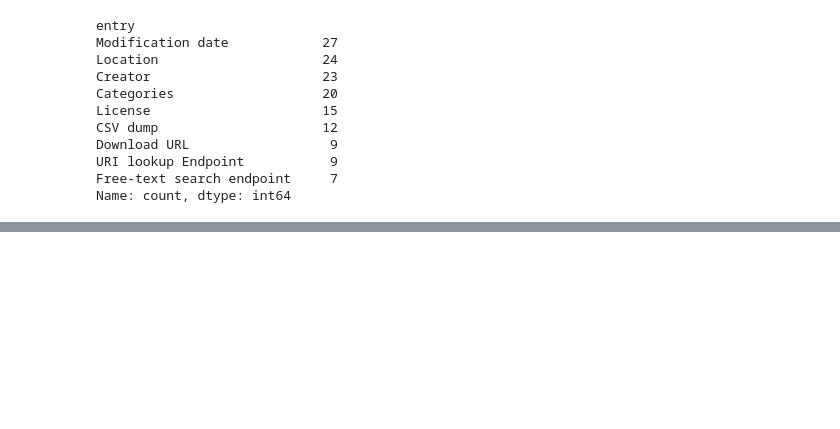
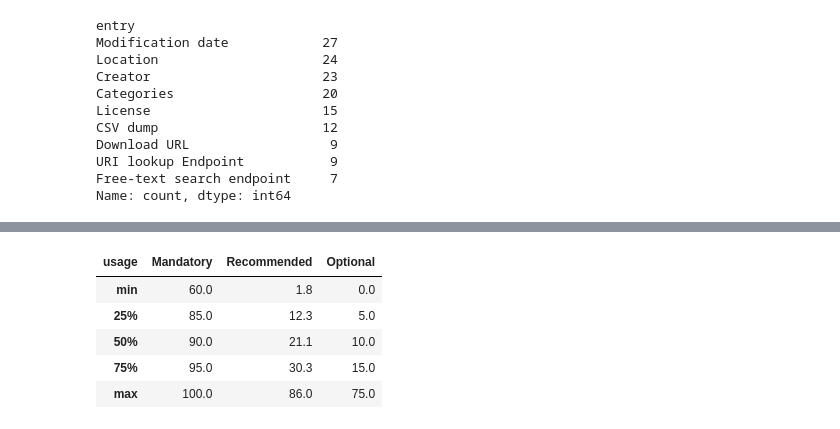
Before and after one commit to EarthPortal/SA_Management, a Jupyter notebook: earthportal_sa_audit/05_audits.ipynb, the cells around one changed output, grey strips where cells are left out. Drawn from its saved outputs; the diff is of its cells as text; code cells hidden in the pictures; blank space fills up the shorter version.

```diff
--- a/earthportal_sa_audit/05_audits.ipynb
+++ b/earthportal_sa_audit/05_audits.ipynb
@@ -432,0 +551,13 @@ Name: count, dtype: int64
+# %%
+# The guideline, all artefacts together: for each artefact and each usage, the share of the properties that are
+# filled (among those that apply); then how these shares are spread over the 68 artefacts
+applicable = guideline_status[(guideline_status.kind == "artefact") & (guideline_status.status != "not applicable")]
+filled_share = (applicable.status == "filled").groupby([applicable.acronym, applicable.usage]).mean().unstack() * 100
+filled_share[list(USAGES)].describe().loc[["min", "25%", "50%", "75%", "max"]].round(1)
+# %% [output]
+| usage | Mandatory | Recommended | Optional |
+| min | 60.0 | 1.8 | 0.0 |
+| 25% | 85.0 | 12.3 | 5.0 |
+| 50% | 90.0 | 21.1 | 10.0 |
+| 75% | 95.0 | 30.3 | 15.0 |
+| max | 100.0 | 86.0 | 75.0 |
```
Also changed, not shown: parts of 13 cells of this notebook, 1 other file.
